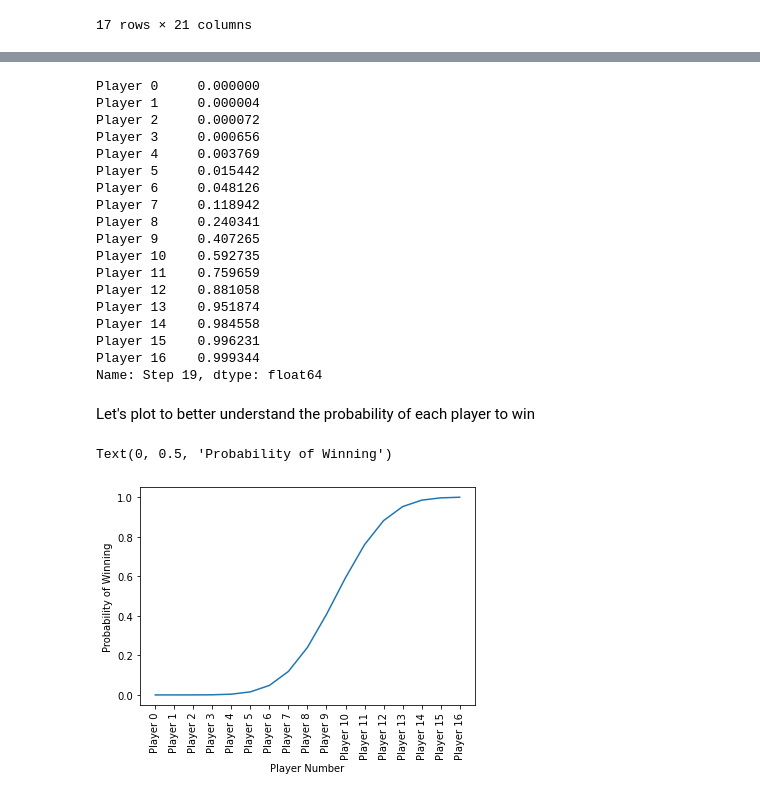
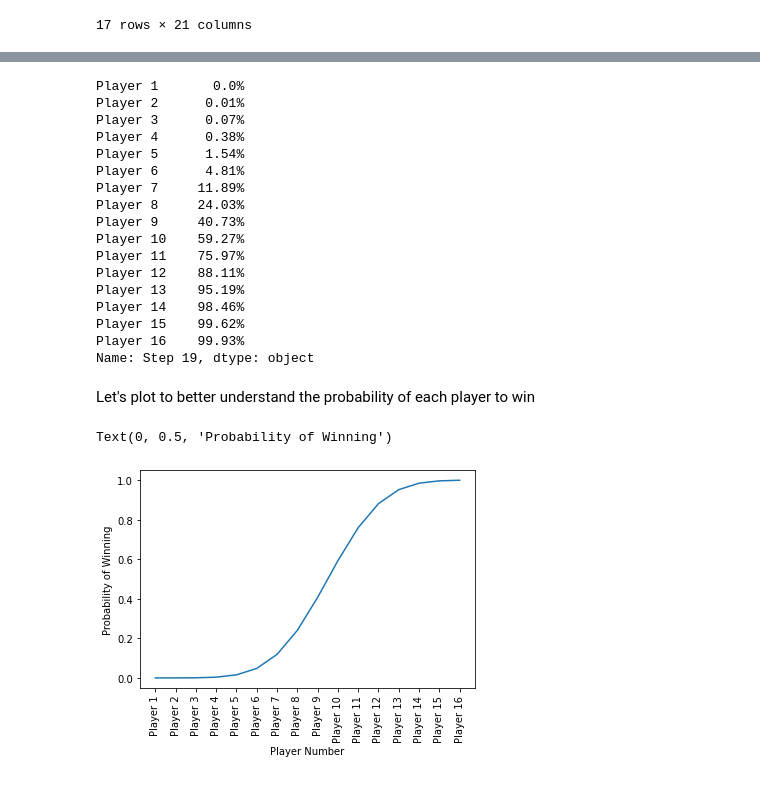
Before and after one commit to DwarfGiant26/Squidgame, a Jupyter notebook: glassSquid.ipynb, the cells around one changed output, grey strips where cells are left out. Cells and saved outputs as stored; diff of their text form; code cells hidden in the pictures.

```diff
--- a/glassSquid.ipynb
+++ b/glassSquid.ipynb
@@ -72,34 +92,33 @@ See the caveats in the documentation: https://pandas.pydata.org/pandas-docs/stab
 # %%
-result = df.iloc[:,-2]
+result = df.iloc[1:,-2].apply(lambda x: f"{round(x*100,2)}%")
 result
 # %% [output]
-Player 0     0.000000
-Player 1     0.000004
-Player 2     0.000072
-Player 3     0.000656
-Player 4     0.003769
-Player 5     0.015442
-Player 6     0.048126
-Player 7     0.118942
-Player 8     0.240341
-Player 9     0.407265
-Player 10    0.592735
-Player 11    0.759659
-Player 12    0.881058
-Player 13    0.951874
-Player 14    0.984558
-Player 15    0.996231
-Player 16    0.999344
-Name: Step 19, dtype: float64
+Player 1       0.0%
+Player 2      0.01%
+Player 3      0.07%
+Player 4      0.38%
+Player 5      1.54%
+Player 6      4.81%
+Player 7     11.89%
+Player 8     24.03%
+Player 9     40.73%
+Player 10    59.27%
+Player 11    75.97%
+Player 12    88.11%
+Player 13    95.19%
+Player 14    98.46%
+Player 15    99.62%
+Player 16    99.93%
+Name: Step 19, dtype: object
 # %% [markdown]
 Let's plot to better understand the probability of each player to win
 # %%
 import matplotlib.pyplot as plt
 
-plt.plot(df.iloc[:,-2])
+plt.plot(df.iloc[1:,-2])
 plt.xticks(rotation=90)
 plt.xlabel("Player Number")
 plt.ylabel("Probability of Winning")
 # %% [output]
 Text(0, 0.5, 'Probability of Winning')
-[figure, old version]
+[figure, new version]
```
Also changed, not shown: parts of 1 cell of this notebook.
